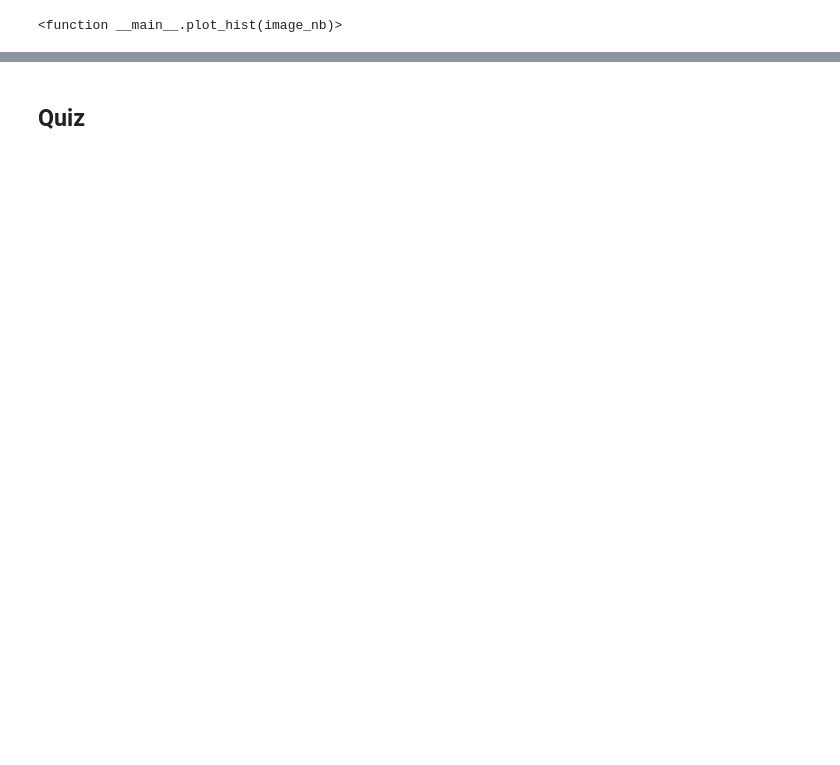
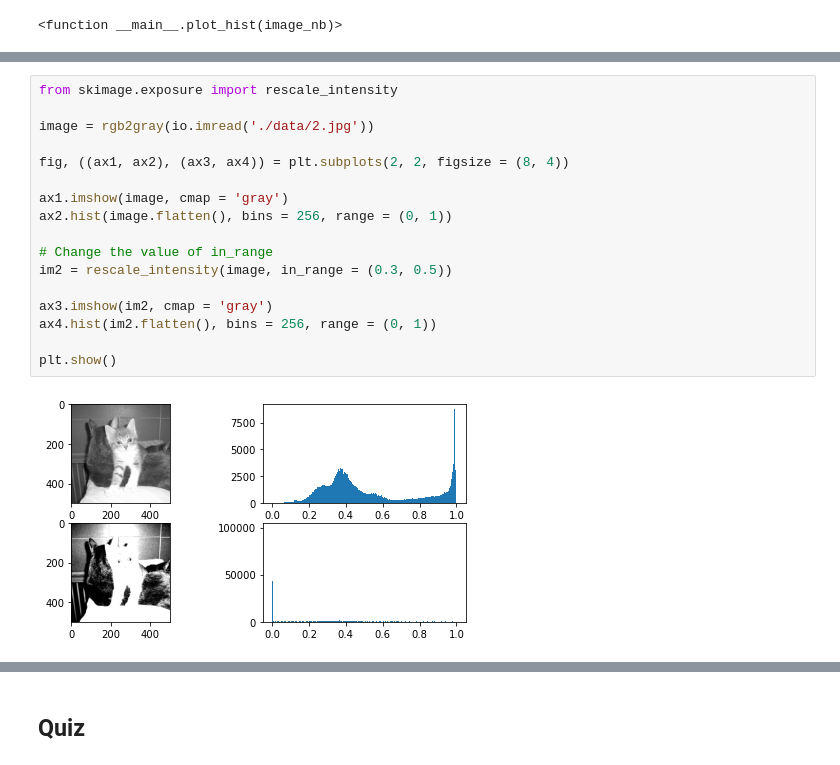
Before and after one commit to annalaine/quaxp, a Jupyter notebook: 2-2-1-contrast.ipynb, the cells around one changed output, grey strips where cells are left out. Cells and saved outputs as stored; diff of their text form; blank space fills up the shorter version.

```diff
--- a/2-2-1-contrast.ipynb
+++ b/2-2-1-contrast.ipynb
@@ -101,0 +130,19 @@ interact(plot_hist,
+# %%
+from skimage.exposure import rescale_intensity
+
+image = rgb2gray(io.imread('./data/2.jpg'))
+
+fig, ((ax1, ax2), (ax3, ax4)) = plt.subplots(2, 2, figsize = (8, 4))
+
+ax1.imshow(image, cmap = 'gray')
+ax2.hist(image.flatten(), bins = 256, range = (0, 1))
+
+# Change the value of in_range
+im2 = rescale_intensity(image, in_range = (0.3, 0.5))
+
+ax3.imshow(im2, cmap = 'gray')
+ax4.hist(im2.flatten(), bins = 256, range = (0, 1))
+
+plt.show()
+# %% [output]
+[figure, added]
```
Also changed, not shown: parts of 11 cells of this notebook.
